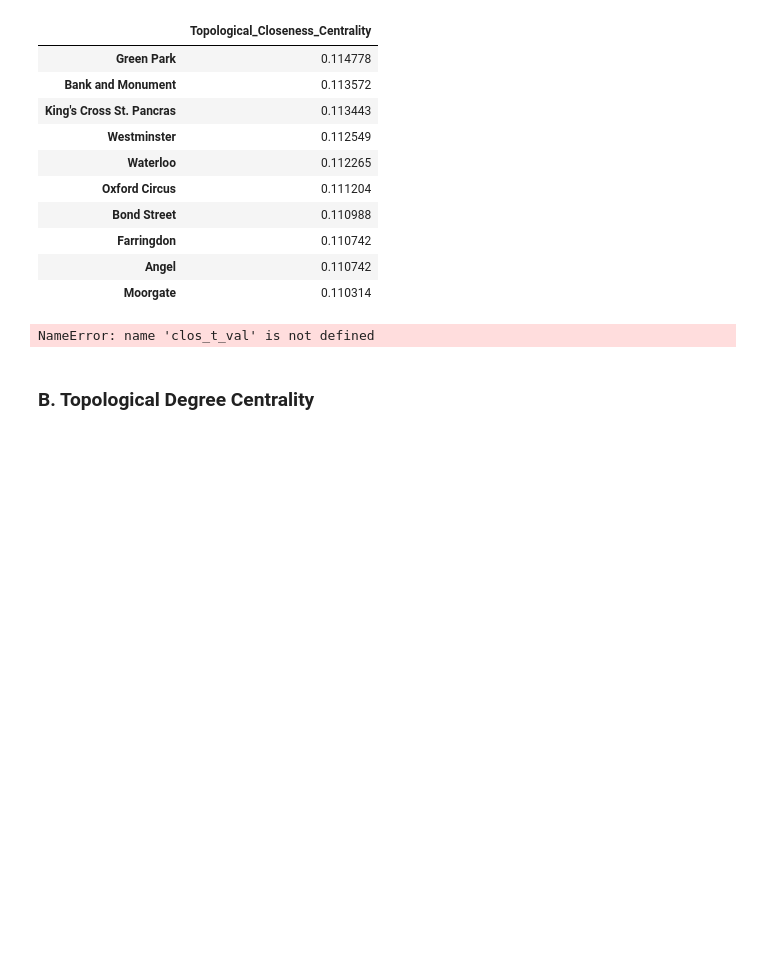
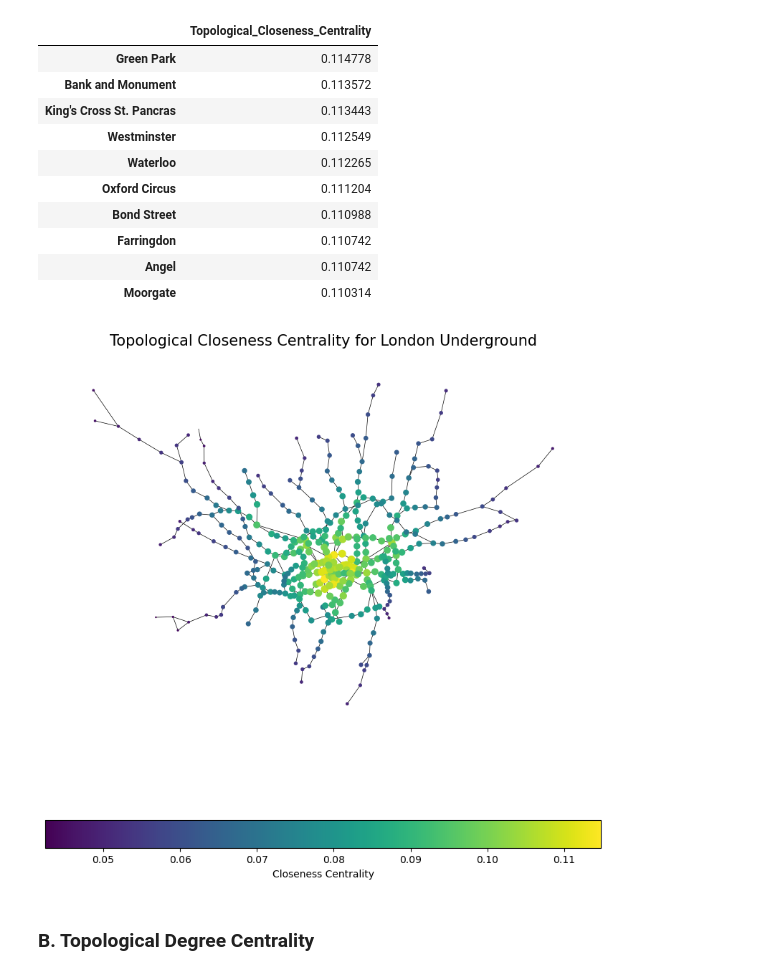
Before and after one commit to NikhilSDesai/UrbanSimulation, a Jupyter notebook: Final_Assessment.ipynb, the cells around one changed output. Drawn from its saved outputs; the diff is of its cells as text; code cells hidden in the pictures; blank space fills up the shorter version.

```diff
--- a/Final_Assessment.ipynb
+++ b/Final_Assessment.ipynb
@@ -169,28 +169,28 @@ df_sorted[0:10]
 # %%
 #plot top. clonesness
 top_clos_val = [(i[1]["topological_closeness"]) for i in G.nodes(data=True)]
 
 # set node color & width
 top_clos_color = [(i[1]["topological_closeness"]) for i in G.nodes(data=True)]
 top_clos_size = [
-    ((i[1]["topological_closeness"] - min(clos_t_val)) / (max(clos_t_val) - min(clos_t_val)) * 50)
+    ((i[1]["topological_closeness"] - min(top_clos_val)) / (max(top_clos_val) - min(top_clos_val)) * 50)
     for i in G.nodes(data=True)
 ]
 
 # plot
 fig, ax = plt.subplots(figsize=(10, 10))
 nx.draw_networkx_edges(G, pos, edge_color="black", width=0.5)
 nod = nx.draw_networkx_nodes(
     G, pos=pos, node_color=top_clos_color, node_size=top_clos_size
 )
 
 # aethetics, title & labels
 plt.colorbar(nod, label="Closeness Centrality", orientation="horizontal", shrink=1.0)
 plt.axis("off")
 plt.title("Topological Closeness Centrality for London Underground", fontsize=15)
 plt.show()
 # %% [output]
-NameError: name 'clos_t_val' is not defined
+[figure, added]
 # %% [markdown]
 ### B. Topological Degree Centrality
 # %%
```
Also changed, not shown: parts of 48 cells of this notebook.
